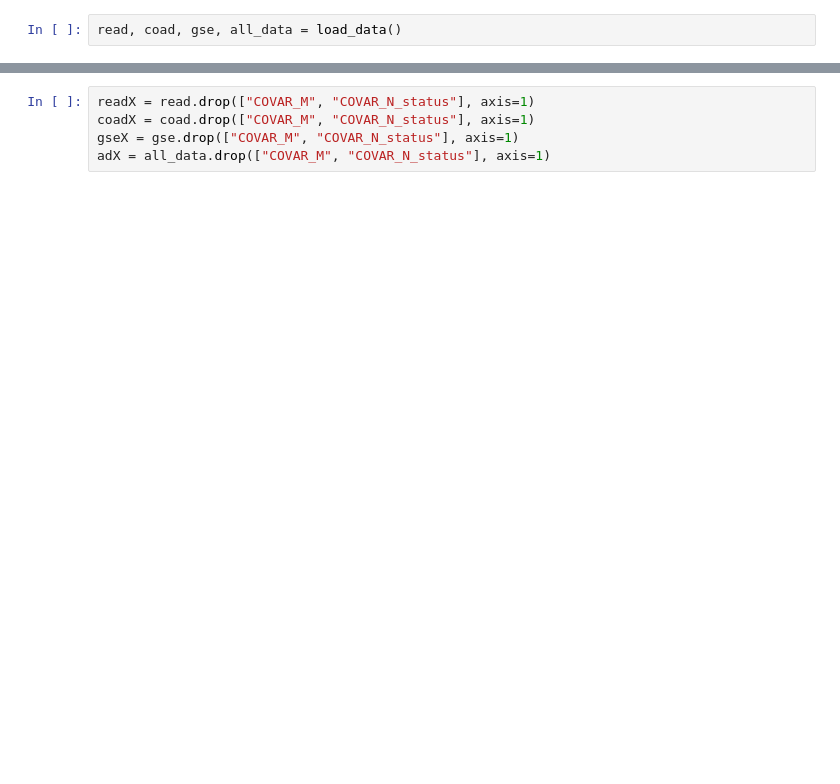
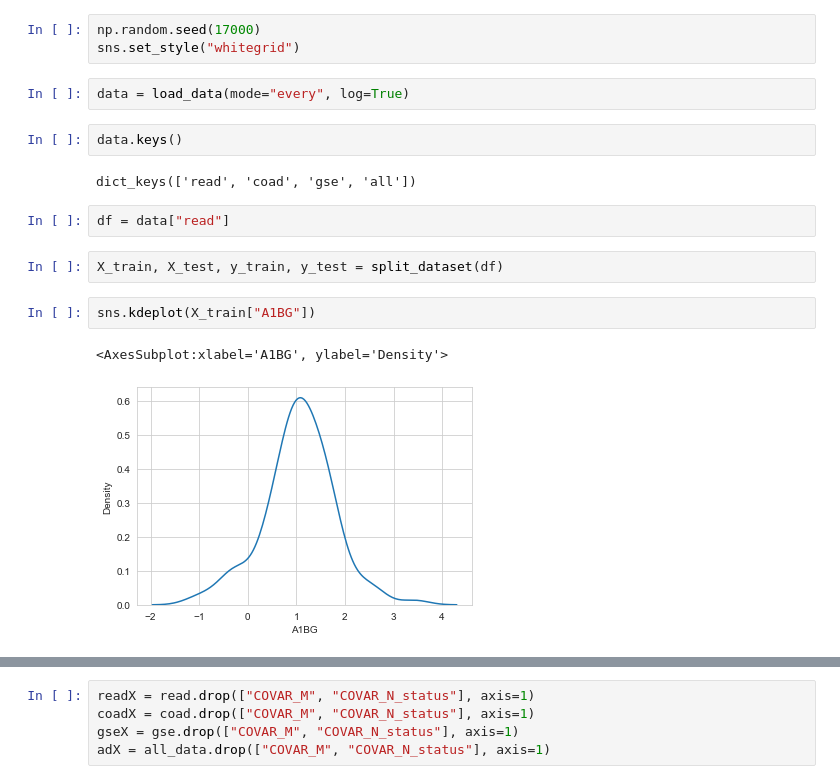
Before and after one commit to ZanderL017/cs229project, a Jupyter notebook: Data_Exploration.ipynb, the cells around one changed output, grey strips where cells are left out. Drawn from its saved outputs; the diff is of its cells as text; blank space fills up the shorter version.

```diff
--- a/Data_Exploration.ipynb
+++ b/Data_Exploration.ipynb
@@ -8,2 +8,18 @@ from utils import load_data
+# %%
+np.random.seed(17000)
+sns.set_style("whitegrid")
 # %%
-read, coad, gse, all_data = load_data()
+data = load_data(mode="every", log=True)
+# %%
+data.keys()
+# %% [output]
+dict_keys(['read', 'coad', 'gse', 'all'])
+# %%
+df = data["read"]
+# %%
+X_train, X_test, y_train, y_test = split_dataset(df)
+# %%
+sns.kdeplot(X_train["A1BG"])
+# %% [output]
+<AxesSubplot:xlabel='A1BG', ylabel='Density'>
+[figure, added]
```
Also changed, not shown: parts of 14 cells of this notebook, 2 other files.
